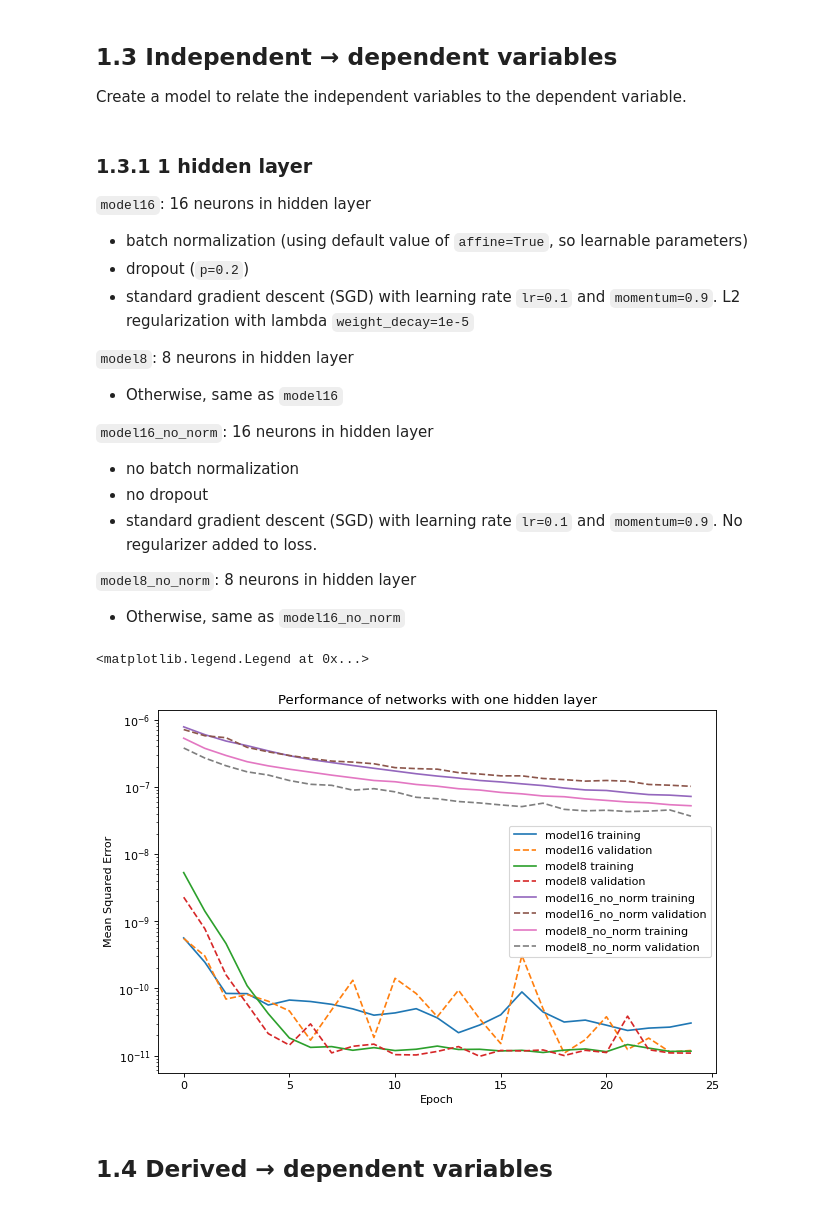
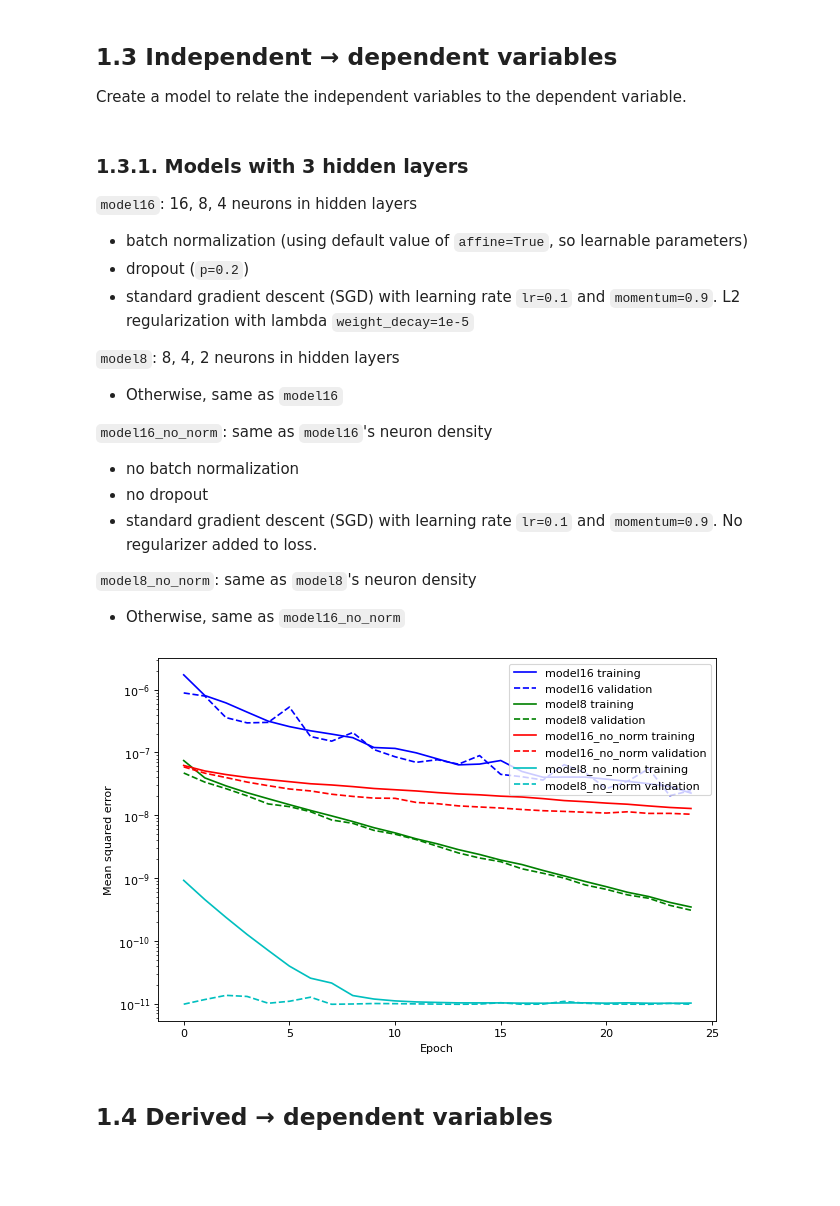
Before and after one commit to vtd9/solar_regression, a Jupyter notebook: hw2.ipynb, the cells around one changed output. Cells and saved outputs as stored; diff of their text form; code cells hidden in the pictures; blank space fills up the shorter version.

Commit message:
plot function for multiple models

```diff
--- a/hw2.ipynb
+++ b/hw2.ipynb
@@ -80,7 +77,7 @@ plot_many(deriv, dep[:, 0], deriv_vars,
 # %% [markdown]
 ### 1.1.3 Prepare for feeding into network
 # %%
-# Normalize the data
+# Normalize the input data
 indep = torch.nn.functional.normalize(indep, dim=0)
 deriv = torch.nn.functional.normalize(deriv, dim=0)
 
@@ -89,8 +86,8 @@ indep_dep = Data.TensorDataset(indep, dep)
 deriv_dep = Data.TensorDataset(deriv, dep)
 
 # Decide on training, validation, and testing splits
-train_size = int(0.70 * len(df))
-valid_size = int(0.15 * len(df)) + 1
+train_size = int(0.8 * len(df))
+valid_size = int(0.1 * len(df))
 test_size = len(df) - (train_size + valid_size)
 splits = [train_size, valid_size, test_size]
 
@@ -104,6 +101,6 @@ Training, validation, testing: [4923, 1055, 1055]
 # %%
 # Define dataloaders
-batch_size = 32
+batch_size = 64
 train_loader_indep = Data.DataLoader(
     dataset=train_indep, batch_size=batch_size, shuffle=True, num_workers=2)
 valid_loader_indep = Data.DataLoader(
@@ -218,6 +232,30 @@ def train_epochs(train_loader, test_loader, model, loss_fun, optimizer,
                 epoch, train_losses[epoch], test_losses[epoch]))
 
     return train_losses, test_losses
+# %%
+def plot_mult_models(models, xlabel='Epoch', ylabel='Mean squared error',
+                     yscale='log', title='', train_index=0, valid_index=1,
+                     result_key='result', train_append=' training',
+                     valid_append=' validation', train_style='-',
+                     valid_style='--', colors=('b', 'g', 'r', 'c', 'm', 'k')):
+  '''
+  Plot multiple models on the same graph, each with its own training and
+  validation results.
+
+  '''
+  for (key, value), color in zip(models.items(), colors):
+      # Plot training performance
+      plt.plot(np.arange(epochs),
+          value[result_key][train_index], color+train_style, label=key+train_append)
+
+      # Plot validation performance
+      plt.plot(np.arange(epochs),
+          value[result_key][valid_index], color+valid_style, label=key+valid_append)
+  plt.title(title)
+  plt.yscale(yscale)
+  plt.xlabel(xlabel)
+  plt.ylabel(ylabel)
+  plt.legend()
 # %% [markdown]
 ## 1.3 Independent &rarr; dependent variables
 
@@ -229,45 +267,45 @@ mse = nn.MSELoss(reduction='mean') # default reduction
 # Create container to store models, optimizers, & results in
 models = {}
 # %% [markdown]
-### 1.3.1 1 hidden layer
+### 1.3.1. Models with 3 hidden layers
 
-`model16`: 16 neurons in hidden layer
+`model16`: 16, 8, 4 neurons in hidden layers
 * batch normalization (using default value of `affine=True`, so learnable parameters)
 * dropout (`p=0.2`)
 * standard gradient descent (SGD) with learning rate `lr=0.1` and `momentum=0.9`. L2 regularization with lambda `weight_decay=1e-5`
 
-`model8`: 8 neurons in hidden layer
+`model8`: 8, 4, 2 neurons in hidden layers
 *  Otherwise, same as `model16`
 
-`model16_no_norm`: 16 neurons in hidden layer
+`model16_no_norm`: same as `model16`'s neuron density
 * no batch normalization
 * no dropout
 * standard gradient descent (SGD) with learning rate `lr=0.1` and `momentum=0.9`. No regularizer added to loss.
 
-`model8_no_norm`: 8 neurons in hidden layer
+`model8_no_norm`: same as `model8`'s neuron density
 * Otherwise, same as `model16_no_norm`
 # %%
-model16 = Net(len(indep_vars), (16,), 1)
+model16 = Net(len(indep_vars), (16, 8, 4), 1)
 model16.apply(init_parameters)
 models['model16'] = {
     'model': model16,
     'opt': torch.optim.SGD(model16.parameters(), lr=0.1,
     momentum=0.9, weight_decay=1e-5)}
 
-model8 = Net(len(indep_vars), (8,), 1)
+model8 = Net(len(indep_vars), (8, 4, 2), 1)
 model8.apply(init_parameters)
 models['model8'] = {
     'model': model8,
     'opt': torch.optim.SGD(model8.parameters(), lr=0.1,
     momentum=0.9, weight_decay=1e-5)}
 
-model16_no_norm = Net(len(indep_vars), (16,), 1, batch_norm=False, p_dropout=0)
+model16_no_norm = Net(len(indep_vars), (16, 8, 4), 1, batch_norm=False, p_dropout=0)
 model16_no_norm .apply(init_parameters)
 models['model16_no_norm'] = {
     'model': model16_no_norm,
     'opt': torch.optim.SGD(model16_no_norm.parameters(), lr=0.1, momentum=0.9)}
 
-model8_no_norm = Net(len(indep_vars), (8,), 1, batch_norm=False, p_dropout=0)
+model8_no_norm = Net(len(indep_vars), (8, 4, 2), 1, batch_norm=False, p_dropout=0)
 model8_no_norm .apply(init_parameters)
 models['model8_no_norm'] = {
     'model': model8_no_norm,
@@ -280,22 +318,10 @@ for key, value in models.items():
     models[key]['result'] = train_epochs(
         train_loader_indep, valid_loader_indep, model,
         loss_fun=mse, optimizer=opt, epochs=epochs)
-# %%
-for key, value in models.items():
-    # Plot training performance
-    plt.plot(np.arange(epochs),
-        value['result'][0], label=key + ' training')
-
-    # Plot validation performance
-    plt.plot(np.arange(epochs),
-        value['result'][1], '--', label=key + ' validation')
-plt.title('Performance of networks with one hidden layer')
-plt.yscale('log')
-plt.xlabel('Epoch')
-plt.ylabel('Mean Squared Error')
-plt.legend()
-# %% [output]
-<matplotlib.legend.Legend at 0x...>
-[figure, removed]
+# %%
+# Plot
+plot_mult_models(models)
+# %% [output]
+[figure, added]
 # %% [markdown]
 ## 1.4 Derived &rarr; dependent variables
```
Also changed, not shown: parts of 6 cells of this notebook.
